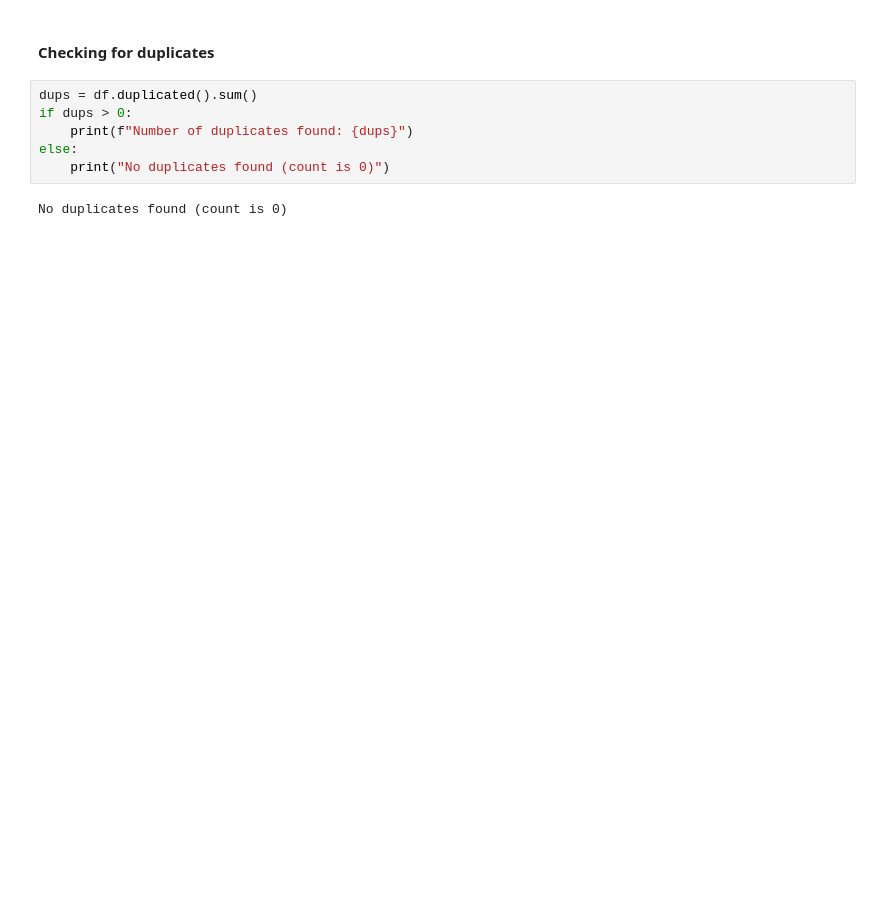
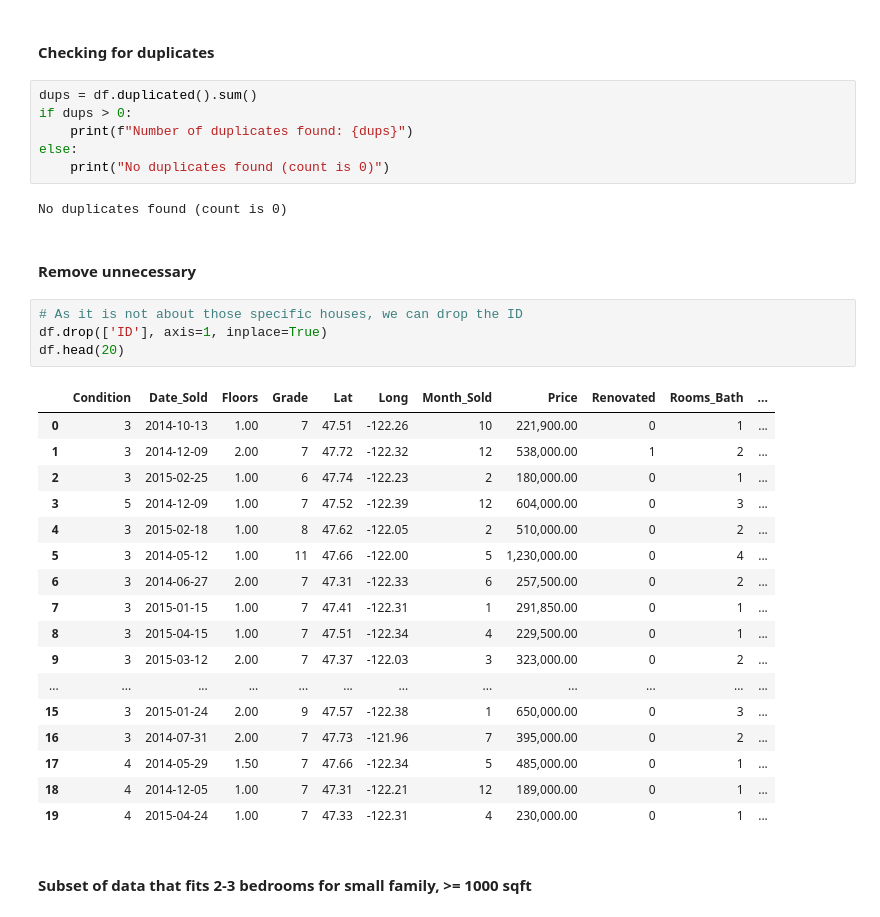
Before and after one commit to xit7/ds-eda-first-project-houses, a Jupyter notebook: 2_assignment-analysis.ipynb, the cells around one changed output. Drawn from its saved outputs; the diff is of its cells as text; blank space fills up the shorter version.

```diff
--- a/2_assignment-analysis.ipynb
+++ b/2_assignment-analysis.ipynb
@@ -219,3 +230,29 @@ else:
     print("No duplicates found (count is 0)")
 # %% [output]
 No duplicates found (count is 0)
+# %% [markdown]
+#### Remove unnecessary
+# %%
+# As it is not about those specific houses, we can drop the ID
+df.drop(['ID'], axis=1, inplace=True)
+df.head(20)
+# %% [output]
+|  | Condition | Date_Sold | Floors | Grade | Lat | Long | Month_Sold | Price | Renovated | Rooms_Bath | ... |
+| 0 | 3 | 2014-10-13 | 1.00 | 7 | 47.51 | -122.26 | 10 | 221,900.00 | 0 | 1 | ... |
+| 1 | 3 | 2014-12-09 | 2.00 | 7 | 47.72 | -122.32 | 12 | 538,000.00 | 1 | 2 | ... |
+| 2 | 3 | 2015-02-25 | 1.00 | 6 | 47.74 | -122.23 | 2 | 180,000.00 | 0 | 1 | ... |
+| 3 | 5 | 2014-12-09 | 1.00 | 7 | 47.52 | -122.39 | 12 | 604,000.00 | 0 | 3 | ... |
+| 4 | 3 | 2015-02-18 | 1.00 | 8 | 47.62 | -122.05 | 2 | 510,000.00 | 0 | 2 | ... |
+| 5 | 3 | 2014-05-12 | 1.00 | 11 | 47.66 | -122.00 | 5 | 1,230,000.00 | 0 | 4 | ... |
+| 6 | 3 | 2014-06-27 | 2.00 | 7 | 47.31 | -122.33 | 6 | 257,500.00 | 0 | 2 | ... |
+| 7 | 3 | 2015-01-15 | 1.00 | 7 | 47.41 | -122.31 | 1 | 291,850.00 | 0 | 1 | ... |
+| 8 | 3 | 2015-04-15 | 1.00 | 7 | 47.51 | -122.34 | 4 | 229,500.00 | 0 | 1 | ... |
+| 9 | 3 | 2015-03-12 | 2.00 | 7 | 47.37 | -122.03 | 3 | 323,000.00 | 0 | 2 | ... |
+| ... | ... | ... | ... | ... | ... | ... | ... | ... | ... | ... | ... |
+| 15 | 3 | 2015-01-24 | 2.00 | 9 | 47.57 | -122.38 | 1 | 650,000.00 | 0 | 3 | ... |
+| 16 | 3 | 2014-07-31 | 2.00 | 7 | 47.73 | -121.96 | 7 | 395,000.00 | 0 | 2 | ... |
+| 17 | 4 | 2014-05-29 | 1.50 | 7 | 47.66 | -122.34 | 5 | 485,000.00 | 0 | 1 | ... |
+| 18 | 4 | 2014-12-05 | 1.00 | 7 | 47.31 | -122.21 | 12 | 189,000.00 | 0 | 1 | ... |
+| 19 | 4 | 2015-04-24 | 1.00 | 7 | 47.33 | -122.31 | 4 | 230,000.00 | 0 | 1 | ... |
+# %% [markdown]
+#### Subset of data that fits 2-3 bedrooms for small family, >= 1000 sqft
```
Also changed, not shown: parts of 17 cells of this notebook.
